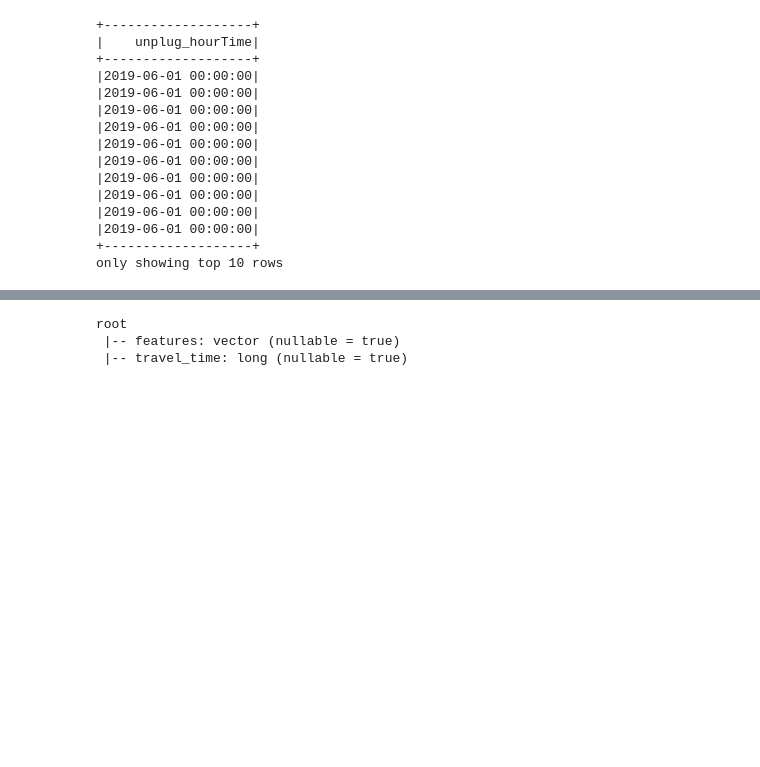
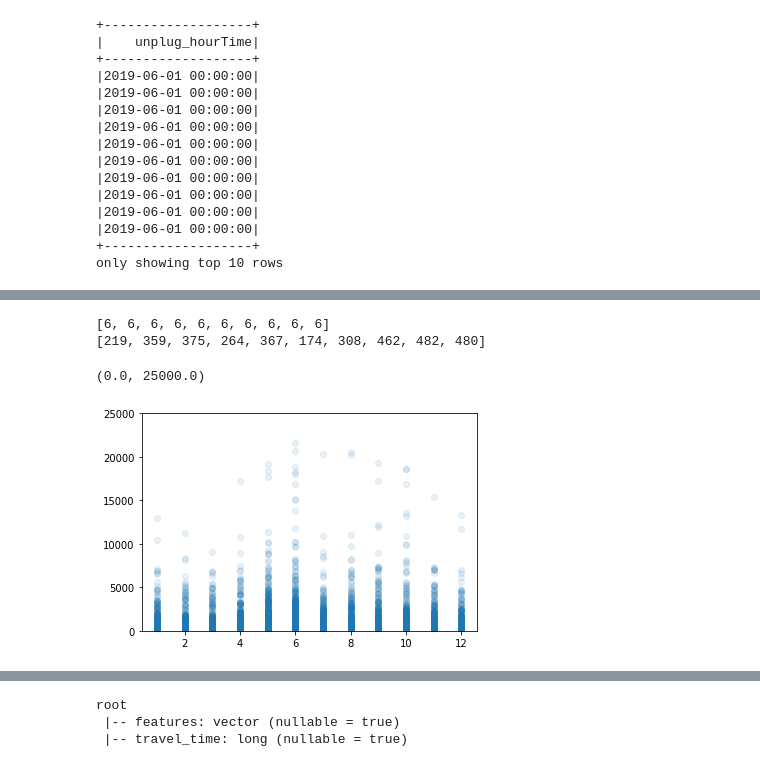
Before and after one commit to PabloSaurina/PracticaSpark, a Jupyter notebook: LinearRegression.ipynb, the cells around one changed output, grey strips where cells are left out. Drawn from its saved outputs; the diff is of its cells as text; code cells hidden in the pictures; blank space fills up the shorter version.

```diff
--- a/LinearRegression.ipynb
+++ b/LinearRegression.ipynb
@@ -191,0 +292,6 @@ df.columns
+# %%
+df = df.withColumn('year',year(df['unplug_hourTime']))
+df = df.withColumn('month',month(df['unplug_hourTime']))
+df = df.withColumn('day',dayofmonth(df['unplug_hourTime']))
+df = df.withColumn('hour',hour(df['unplug_hourTime']))
+df.show(5)
@@ -191,0 +317,3 @@ df.columns
+# %%
+df = df.select('ageRange','year','month','day','hour','travel_time')
+df.show(5)
@@ -191,0 +335,10 @@ df.columns
+# %%
+df = df.withColumn('agrng_0',when(df['ageRange'] == 0, 1).otherwise(0))
+df = df.withColumn('agrng_1',when(df['ageRange'] == 1, 1).otherwise(0))
+df = df.withColumn('agrng_2',when(df['ageRange'] == 2, 1).otherwise(0))
+df = df.withColumn('agrng_3',when(df['ageRange'] == 3, 1).otherwise(0))
+df = df.withColumn('agrng_4',when(df['ageRange'] == 4, 1).otherwise(0))
+df = df.withColumn('agrng_5',when(df['ageRange'] == 5, 1).otherwise(0))
+df = df.withColumn('agrng_6',when(df['ageRange'] == 6, 1).otherwise(0))
+df = df.drop('ageRange')
+df.show(5)
@@ -191,0 +372,15 @@ df.columns
+# %%
+m = df.select('month').rdd.flatMap(lambda x : x).collect()
+t = df.select('travel_time').rdd.flatMap(lambda x : x).collect()
+# %%
+print(m[:10])
+print(t[:10])
+# %% [output]
+[6, 6, 6, 6, 6, 6, 6, 6, 6, 6]
+[219, 359, 375, 264, 367, 174, 308, 462, 482, 480]
+# %%
+plt.scatter(m,t,alpha = 0.1)
+plt.ylim(0,25000)
+# %% [output]
+(0.0, 25000.0)
+[figure, added]
```
Also changed, not shown: parts of 36 cells of this notebook.
